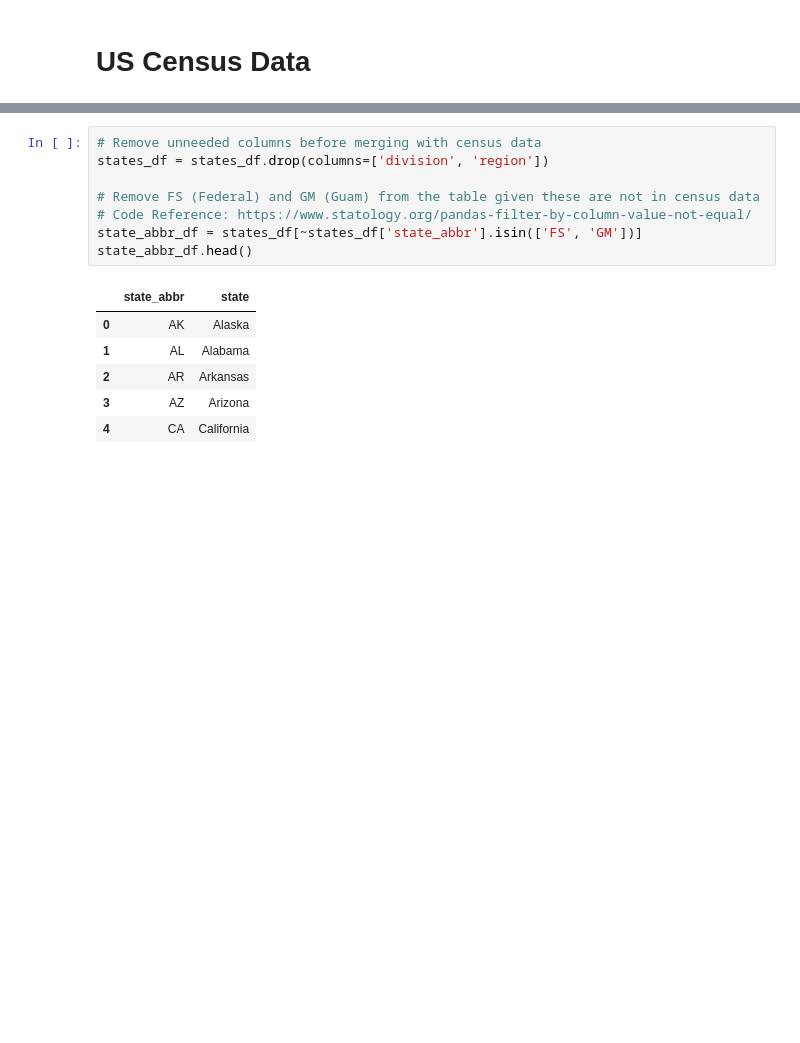
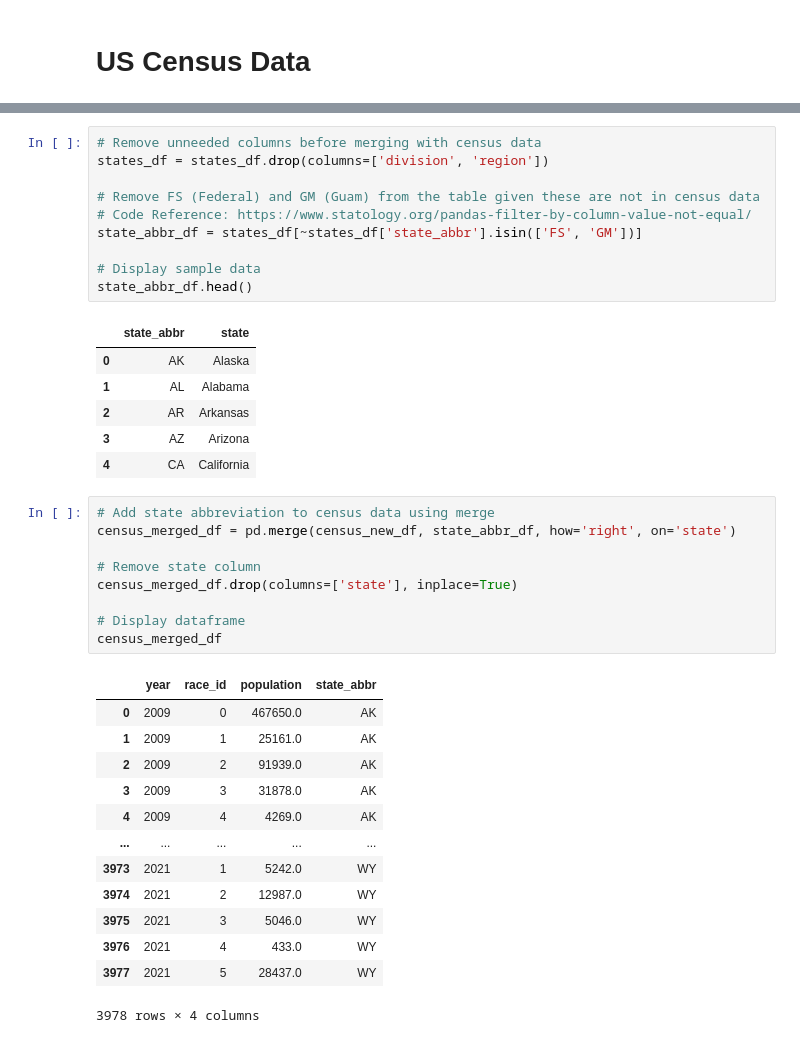
Before and after one commit to jeffdubo/us-hate-crimes, a Jupyter notebook: database/data_processing_us_census.ipynb, the cells around one changed output, grey strips where cells are left out. Saved outputs shown, nothing was run; the diff lists cells and outputs as text; blank space fills up the shorter version.

```diff
--- a/database/data_processing_us_census.ipynb
+++ b/database/data_processing_us_census.ipynb
@@ -140,6 +153,8 @@ states_df = states_df.drop(columns=['division', 'region'])
 # Remove FS (Federal) and GM (Guam) from the table given these are not in census data
 # Code Reference: https://www.statology.org/pandas-filter-by-column-value-not-equal/
 state_abbr_df = states_df[~states_df['state_abbr'].isin(['FS', 'GM'])]
+
+# Display sample data
 state_abbr_df.head()
 # %% [output]
 |  | state_abbr | state |
@@ -148,3 +163,26 @@ state_abbr_df.head()
 | 2 | AR | Arkansas |
 | 3 | AZ | Arizona |
 | 4 | CA | California |
+# %%
+# Add state abbreviation to census data using merge
+census_merged_df = pd.merge(census_new_df, state_abbr_df, how='right', on='state')
+
+# Remove state column
+census_merged_df.drop(columns=['state'], inplace=True)
+
+# Display dataframe
+census_merged_df
+# %% [output]
+|  | year | race_id | population | state_abbr |
+| 0 | 2009 | 0 | 467650.0 | AK |
+| 1 | 2009 | 1 | 25161.0 | AK |
+| 2 | 2009 | 2 | 91939.0 | AK |
+| 3 | 2009 | 3 | 31878.0 | AK |
+| 4 | 2009 | 4 | 4269.0 | AK |
+| ... | ... | ... | ... | ... |
+| 3973 | 2021 | 1 | 5242.0 | WY |
+| 3974 | 2021 | 2 | 12987.0 | WY |
+| 3975 | 2021 | 3 | 5046.0 | WY |
+| 3976 | 2021 | 4 | 433.0 | WY |
+| 3977 | 2021 | 5 | 28437.0 | WY |
+3978 rows × 4 columns
```
Also changed, not shown: parts of 14 cells of this notebook, 1 other file.
